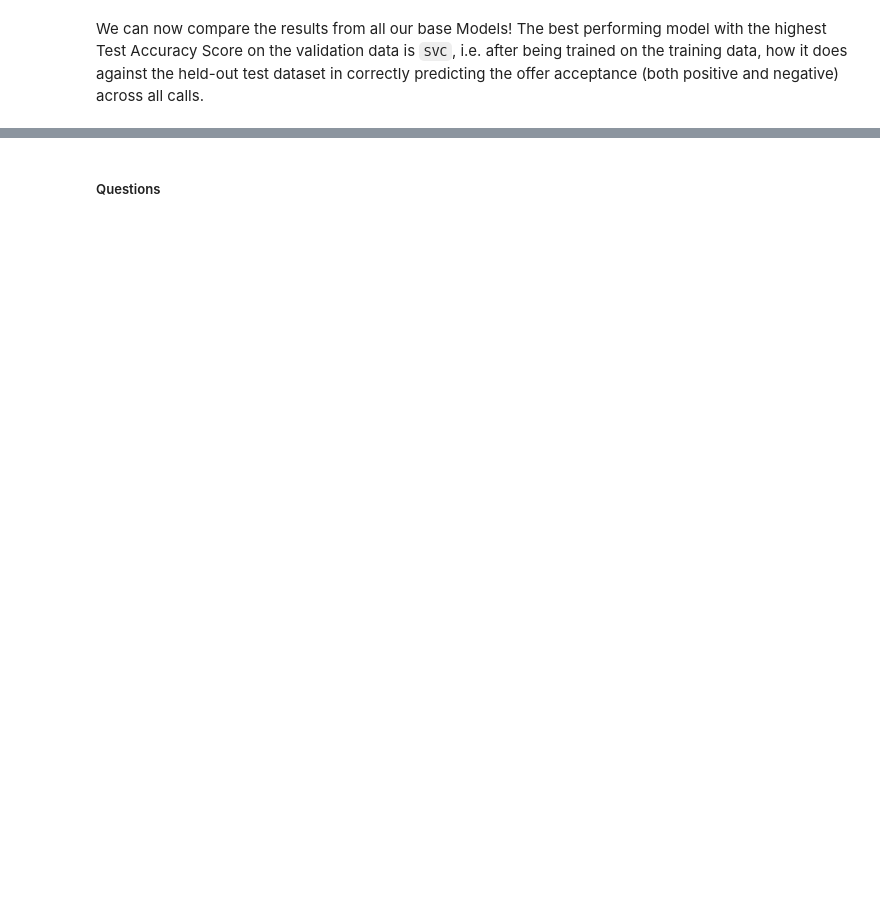
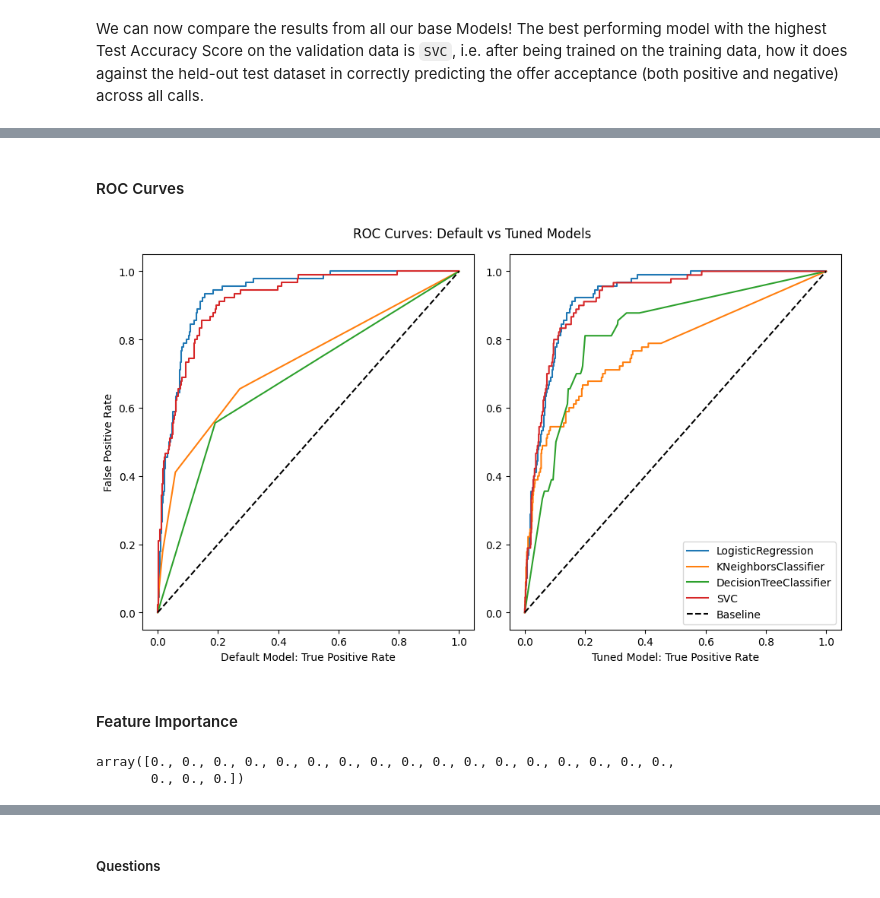
Before and after one commit to fazeelgm/UCB_ML_AI_PracticalApp_III, a Jupyter notebook: ClassifiersComparison-MarketingCampaigns.ipynb, the cells around one changed output, grey strips where cells are left out. Drawn from its saved outputs; the diff is of its cells as text; code cells hidden in the pictures; blank space fills up the shorter version.

```diff
--- a/ClassifiersComparison-MarketingCampaigns.ipynb
+++ b/ClassifiersComparison-MarketingCampaigns.ipynb
@@ -468,0 +823,37 @@ Now that we have some basic models on the board, we want to try to improve these
+# %% [markdown]
+#### ROC Curves
+# %%
+fig, axes = plt.subplots(1,2, figsize=(Config.PAGE_WIDTH, 6))
+
+# Flatten axes for easy iteration
+axes = axes.flatten()
+
+# plt.figure()
+for name, model in models.items():
+    probs_l = results_defaults_df.loc[name]['probs']
+    probs_r = results_tuned_df.loc[name]['probs']
+    fpr_l, tpr_l, threshold_l = roc_curve(y_test, probs_l)
+    fpr_r, tpr_r, threshold_r = roc_curve(y_test, probs_r)
+    axes[0].plot(fpr_l, tpr_l, label=name)
+    axes[1].plot(fpr_r, tpr_r, label=name)
+
+# Add the Baseline
+axes[0].plot([0, 1], [0, 1], 'k--', label='Baseline')
+axes[1].plot([0, 1], [0, 1], 'k--', label='Baseline')
+
+axes[0].set_ylabel("False Positive Rate")
+axes[0].set_xlabel("Default Model: True Positive Rate")
+axes[1].set_xlabel("Tuned Model: True Positive Rate")
+plt.suptitle("ROC Curves: Default vs Tuned Models")
+plt.legend(loc="best")
+
+plt.tight_layout()
+
+if not Config.SUPPRESS_OUTPUT_FILES:
+    plt.savefig('images/roc_curves.png')
+
+plt.show()
+# %% [output]
+[figure, added]
+# %% [markdown]
+#### Feature Importance
@@ -468,0 +867,5 @@ Now that we have some basic models on the board, we want to try to improve these
+# %%
+feature_importances
+# %% [output]
+array([0., 0., 0., 0., 0., 0., 0., 0., 0., 0., 0., 0., 0., 0., 0., 0., 0.,
+       0., 0., 0.])
```
Also changed, not shown: parts of 38 cells of this notebook, 8 other files.
